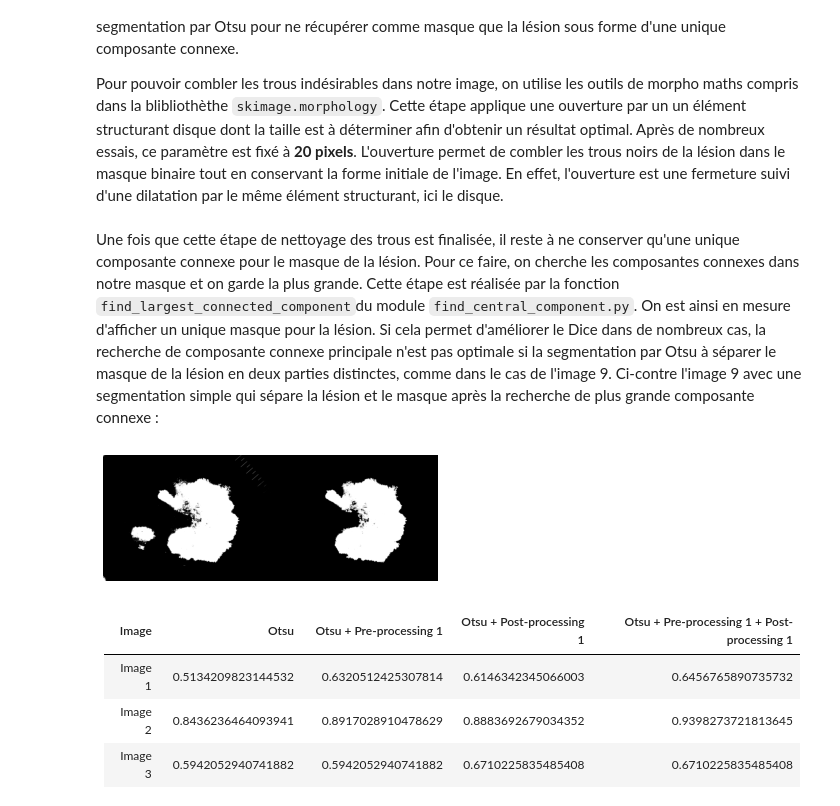
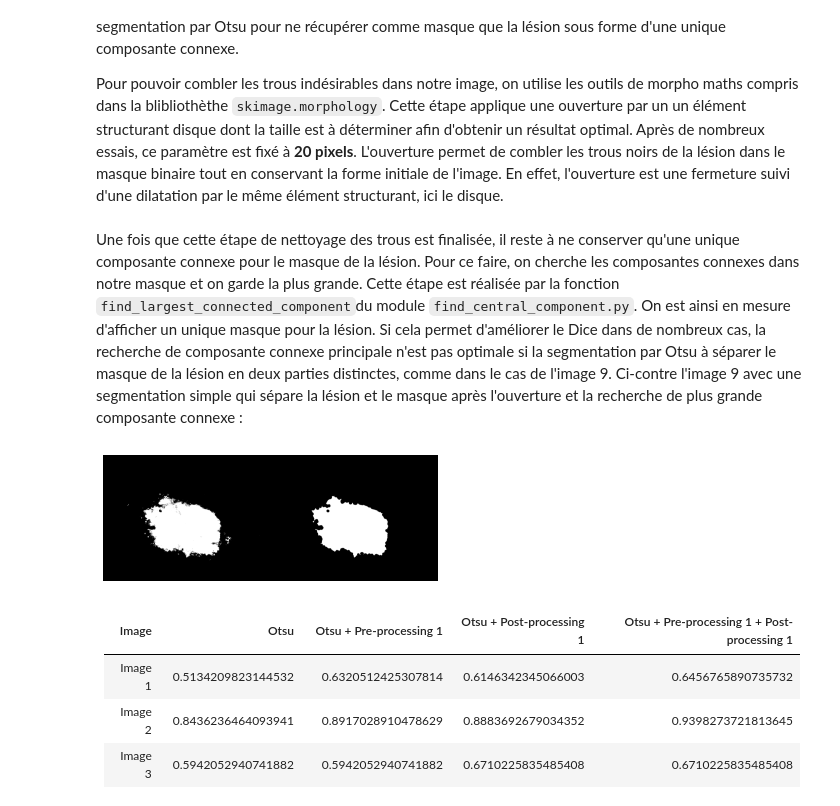
Before and after one commit to louisgiord/Skin_lesion_segmentation, a Jupyter notebook: report.ipynb, the cells around one changed output. Drawn from its saved outputs; the diff is of its cells as text; code cells hidden in the pictures.

```diff
--- a/report.ipynb
+++ b/report.ipynb
@@ -103,14 +104,17 @@ Pour la dernière étape du pipeline, il s'agit de venir lisser le résultat obt
 
 Pour pouvoir combler les trous indésirables dans notre image, on utilise les outils de morpho maths compris dans la blibliothèthe `skimage.morphology`. Cette étape applique une ouverture par un un élément structurant disque dont la taille est à déterminer afin d'obtenir un résultat optimal. Après de nombreux essais, ce paramètre est fixé à **20 pixels**. L'ouverture permet de combler les trous noirs de la lésion dans le masque binaire tout en conservant la forme initiale de l'image. En effet, l'ouverture est une fermeture suivi d'une dilatation par le même élément structurant, ici le disque.
 # %% [markdown]
-Une fois que cette étape de nettoyage des trous est finalisée, il reste à ne conserver qu'une unique composante connexe pour le masque de la lésion. Pour ce faire, on cherche les composantes connexes dans notre masque et on garde la plus grande. Cette étape est réalisée par la fonction `find_largest_connected_component`du module `find_central_component.py`. On est ainsi en mesure d'afficher un unique masque pour la lésion. Si cela permet d'améliorer le Dice dans de nombreux cas, la recherche de composante connexe principale n'est pas optimale si la segmentation par Otsu à séparer le masque de la lésion en deux parties distinctes, comme dans le cas de l'image 9. Ci-contre l'image 9 avec une segmentation simple qui sépare la lésion et le masque après la recherche de plus grande composante connexe :
+Une fois que cette étape de nettoyage des trous est finalisée, il reste à ne conserver qu'une unique composante connexe pour le masque de la lésion. Pour ce faire, on cherche les composantes connexes dans notre masque et on garde la plus grande. Cette étape est réalisée par la fonction `find_largest_connected_component`du module `find_central_component.py`. On est ainsi en mesure d'afficher un unique masque pour la lésion. Si cela permet d'améliorer le Dice dans de nombreux cas, la recherche de composante connexe principale n'est pas optimale si la segmentation par Otsu à séparer le masque de la lésion en deux parties distinctes, comme dans le cas de l'image 9. Ci-contre l'image 9 avec une segmentation simple qui sépare la lésion et le masque après l'ouverture et la recherche de plus grande composante connexe :
 # %%
+from post_processing import opening
+import skimage.morphology as morph
 from find_central_component import find_largest_connected_component
-img9, mask9= cv2.cvtColor(cv2.imread('images_test/img9.jpg'), cv2.COLOR_BGR2GRAY), cv2.cvtColor(cv2.imread('images_test/msk9.png'), cv2.COLOR_BGR2GRAY)
-res9, res9_prime = display_otsu_prepro1(img9,tau,l,x,y), find_largest_connected_component(display_otsu_prepro1(img9,tau,l,x,y))
+i=20
+img9, mask9= cv2.cvtColor(cv2.imread('images_test/img6.jpg'), cv2.COLOR_BGR2GRAY), cv2.cvtColor(cv2.imread('images_test/msk6.png'), cv2.COLOR_BGR2GRAY)
+res9, res9_prime = display_otsu_prepro1(img9,tau,l,x,y), find_largest_connected_component(display_otsu_prepro1(opening(img9,morph.disk(i)),tau,l,x,y))
 viewimgs(res9, res9_prime)
 # %% [output]
-[figure, old version]
+[figure, new version]
 # %%
 from main_test import table_score, D
 
```
Also changed, not shown: parts of 2 cells of this notebook.
